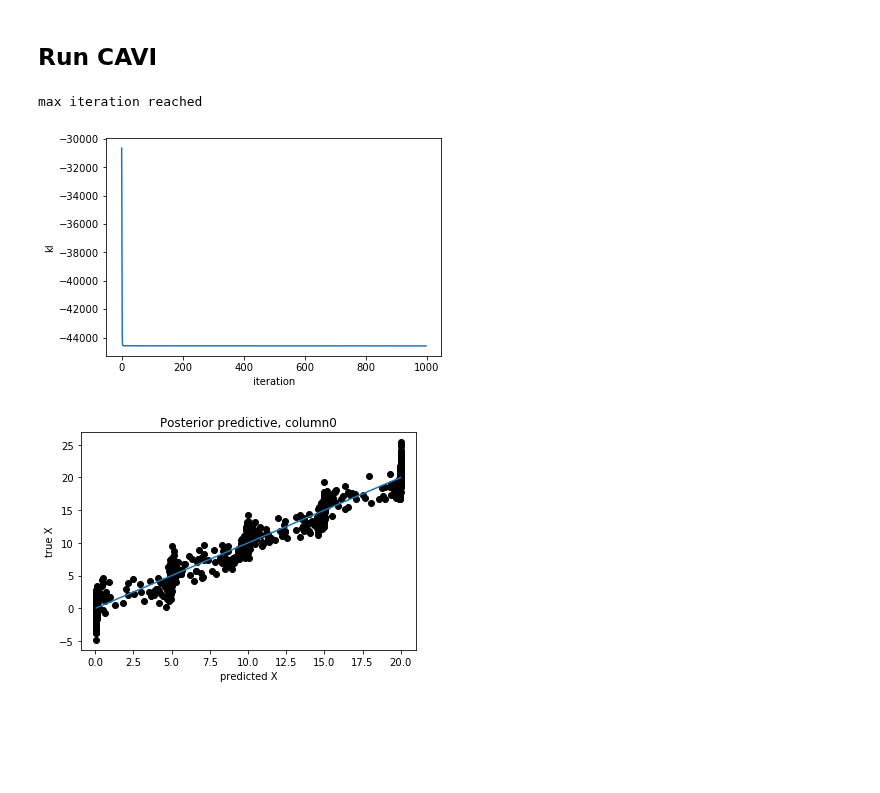
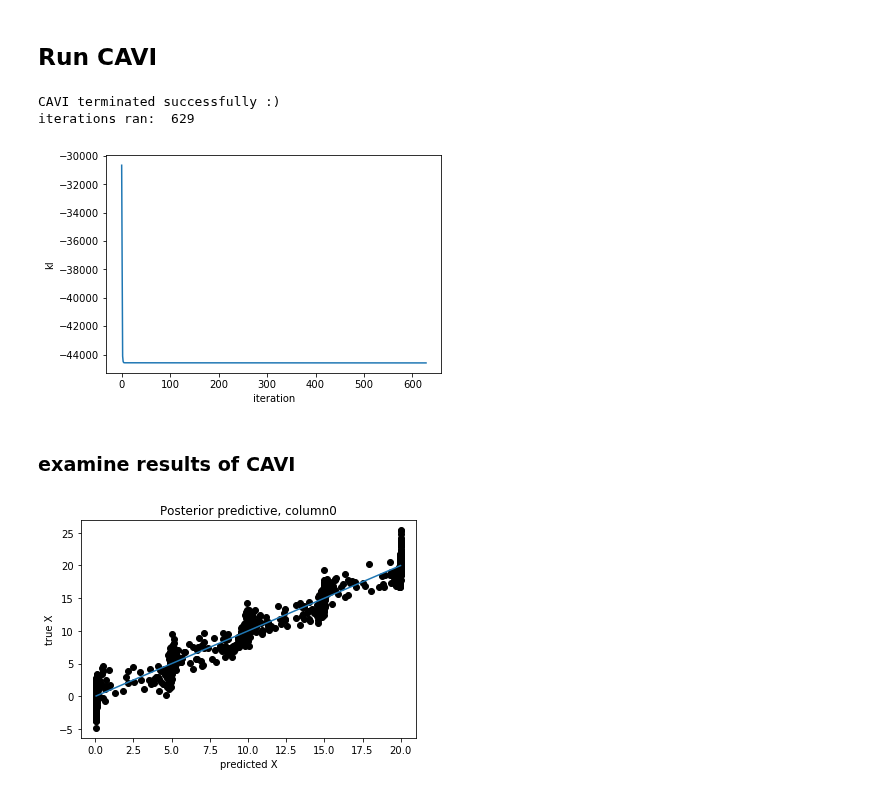
Before and after one commit to Runjing-Liu120/Variational_BNP_robustness, a Jupyter notebook: DP_mixture/DP_normal_mixture.ipynb, the cells around one changed output. Cells and saved outputs as stored; diff of their text form; code cells hidden in the pictures; blank space fills up the shorter version.

```diff
--- a/DP_mixture/DP_normal_mixture.ipynb
+++ b/DP_mixture/DP_normal_mixture.ipynb
@@ -113,14 +114,18 @@ if true_init:
 else:
     vb_params.set_free(np.random.random(vb_params.free_size()))
 
-init_par_vec = vb_params.get_free()
-global_init_par_vec = vb_params['global'].get_free()
+init_free_params = vb_params.get_free()
+global_init_free_params = vb_params['global'].get_free()
 # %% [markdown]
 ## Run CAVI
 # %%
-dp_opt.run_cavi(model, init_par_vec, max_iter = 1000, tol = 1e-8, disp = False)
+dp_opt.run_cavi(model, init_free_params, max_iter = 1000, tol = 1e-5, disp = False)
+cavi_results = deepcopy(model)
 # %% [output]
-max iteration reached
+CAVI terminated successfully :)
+iterations ran:  629
-[figure, old version]
+[figure, new version]
+# %% [markdown]
+### examine results of CAVI
 # %%
 # plot posterior predictive
```
Also changed, not shown: parts of 17 cells of this notebook, 2 other files.
